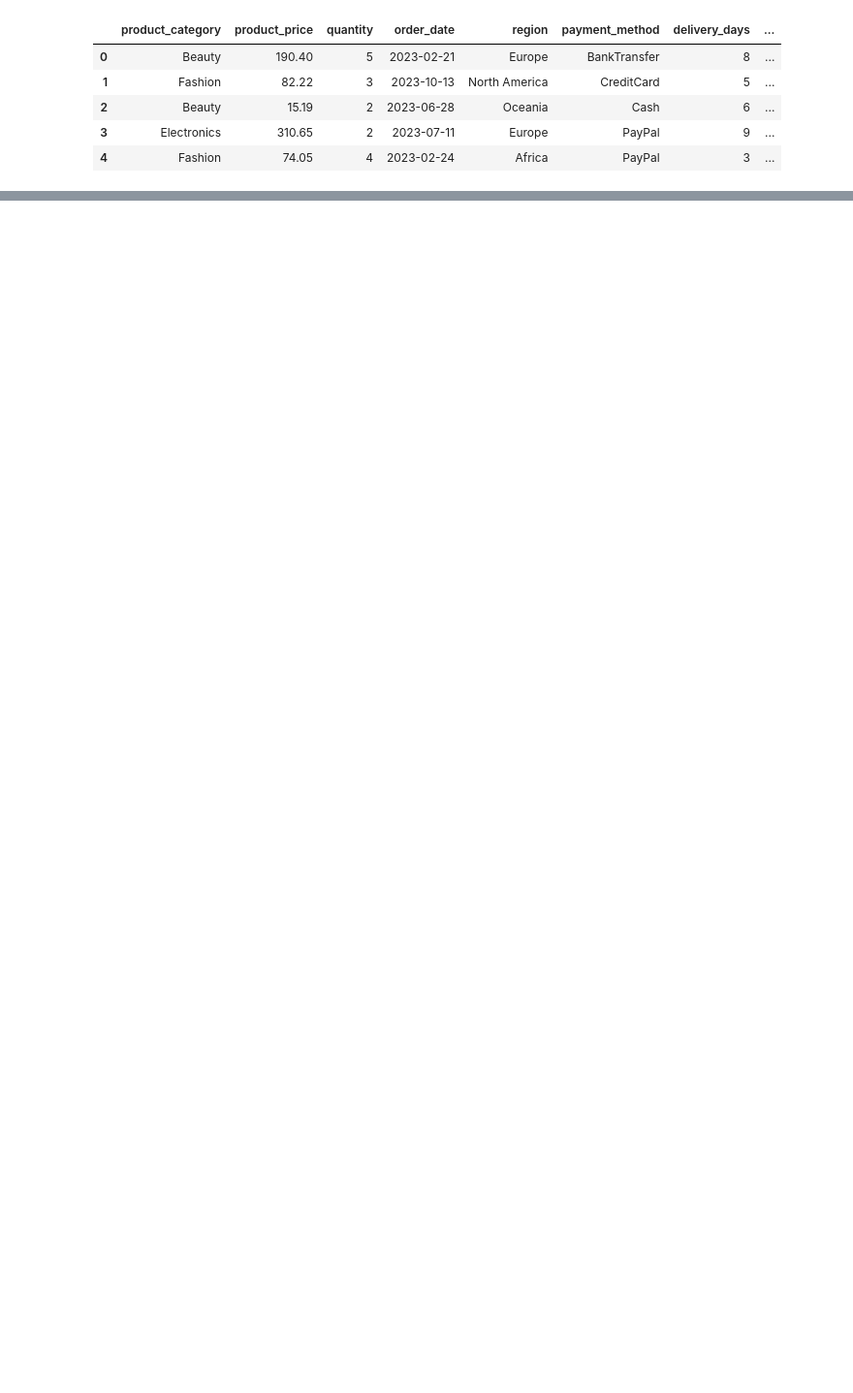
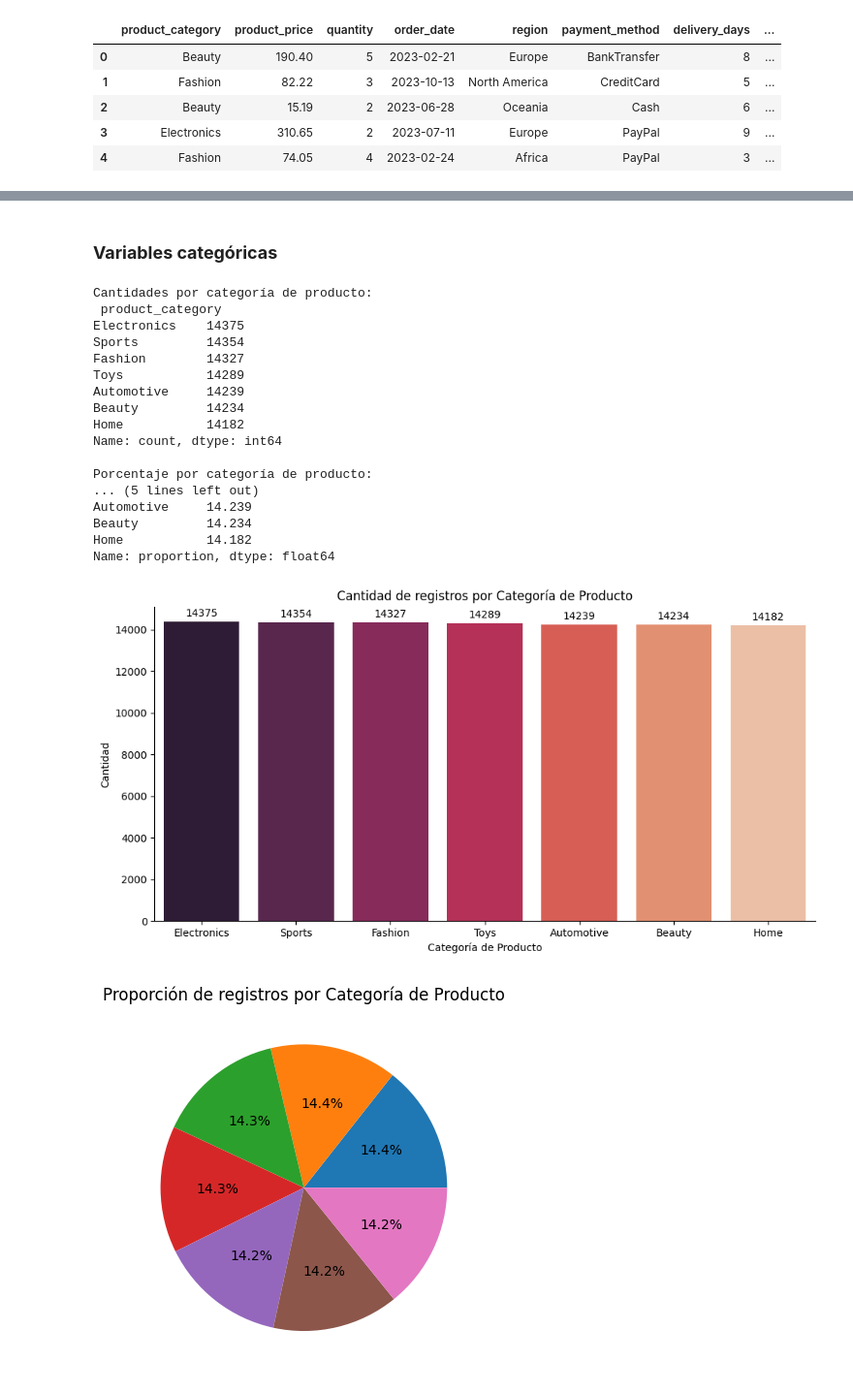
Before and after one commit to ChristianComena/Analisis-de-Ventas-E-Commerce-2025, a Jupyter notebook: ecommerce-sales-analysis.ipynb, the cells around one changed output, grey strips where cells are left out. Shown: that part at 97% size. Cells and saved outputs as stored; diff of their text form; code cells hidden in the pictures; blank space fills up the shorter version.

```diff
--- a/ecommerce-sales-analysis.ipynb
+++ b/ecommerce-sales-analysis.ipynb
@@ -94,0 +159,2 @@ data_adjust.head()
+# %% [markdown]
+### **Variables categóricas**
@@ -95 +165,48 @@ data_adjust.head()
+# %%
+# Análisis a la categoría del producto
+
+print('Cantidades por categoría de producto: \n',data_sales['product_category'].value_counts())
+
+print('\nPorcentaje por categoría de producto: \n',data_sales['product_category'].value_counts(normalize=True)*100)
+
+# Definición de orden ascendente
+order = data_sales['product_category'].value_counts().index
+
+# Generación de gráfica de conteo
+plot = sns.catplot(data=data_sales, x='product_category',kind='count',height=5, aspect=2, order=order, palette='rocket')
+
+# Agregar etiquetas con el valor exacto encima de cada barra
+for ax in plot.axes.flat:
+    for container in ax.containers:
+        ax.bar_label(container, fmt='%d', label_type='edge', padding=3, fontsize=10, color='black')
+
+plt.xlabel('Categoría de Producto')
+plt.ylabel('Cantidad')
+plt.title('Cantidad de registros por Categoría de Producto')
+plt.show()
+
+# Generación de gráfica circular
+plt.pie(x= data_sales['product_category'].value_counts(), autopct='%1.1f%%')
+plt.title('Proporción de registros por Categoría de Producto')
+plt.show()
+# %% [output]
+Cantidades por categoría de producto:
+ product_category
+Electronics    14375
+Sports         14354
+Fashion        14327
+Toys           14289
+Automotive     14239
+Beauty         14234
+Home           14182
+Name: count, dtype: int64
+
+Porcentaje por categoría de producto:
+... (5 lines left out)
+Automotive     14.239
+Beauty         14.234
+Home           14.182
+Name: proportion, dtype: float64
+[figure, added]
+[figure, added]
 # %%
```
Also changed, not shown: parts of 17 cells of this notebook.
